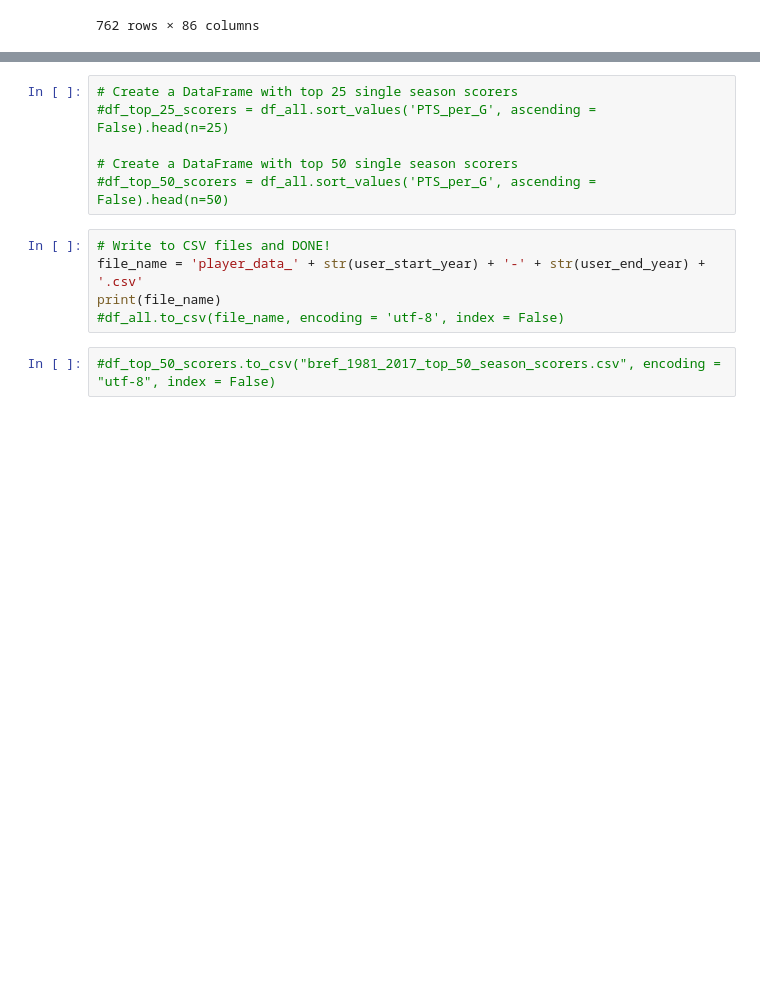
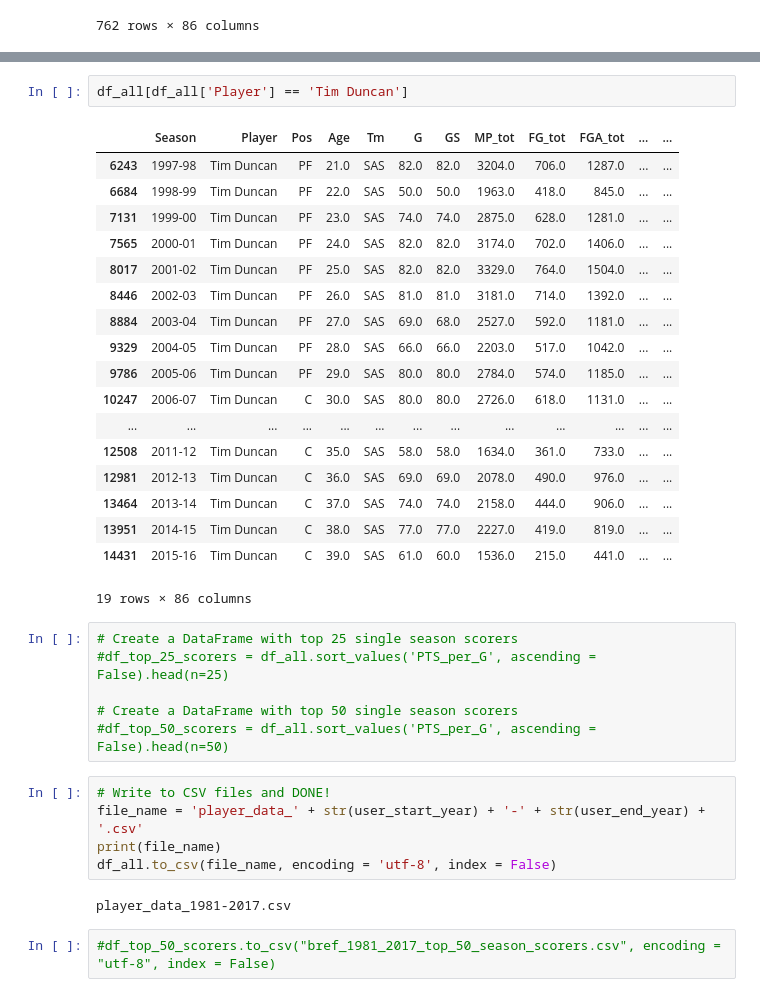
Before and after one commit to SpecCRA/nba_data_scrapers, a Jupyter notebook: bref_player_stats_scraper.ipynb, the cells around one changed output, grey strips where cells are left out. Drawn from its saved outputs; the diff is of its cells as text; blank space fills up the shorter version.

```diff
--- a/bref_player_stats_scraper.ipynb
+++ b/bref_player_stats_scraper.ipynb
@@ -855,3 +871,24 @@ IndexingError: Unalignable boolean Series provided as indexer (index of the bool
+# %%
+df_all[df_all['Player'] == 'Tim Duncan']
+# %% [output]
+|  | Season | Player | Pos | Age | Tm | G | GS | MP_tot | FG_tot | FGA_tot | ... | ... |
+| 6243 | 1997-98 | Tim Duncan | PF | 21.0 | SAS | 82.0 | 82.0 | 3204.0 | 706.0 | 1287.0 | ... | ... |
+| 6684 | 1998-99 | Tim Duncan | PF | 22.0 | SAS | 50.0 | 50.0 | 1963.0 | 418.0 | 845.0 | ... | ... |
+| 7131 | 1999-00 | Tim Duncan | PF | 23.0 | SAS | 74.0 | 74.0 | 2875.0 | 628.0 | 1281.0 | ... | ... |
+| 7565 | 2000-01 | Tim Duncan | PF | 24.0 | SAS | 82.0 | 82.0 | 3174.0 | 702.0 | 1406.0 | ... | ... |
+| 8017 | 2001-02 | Tim Duncan | PF | 25.0 | SAS | 82.0 | 82.0 | 3329.0 | 764.0 | 1504.0 | ... | ... |
+| 8446 | 2002-03 | Tim Duncan | PF | 26.0 | SAS | 81.0 | 81.0 | 3181.0 | 714.0 | 1392.0 | ... | ... |
+| 8884 | 2003-04 | Tim Duncan | PF | 27.0 | SAS | 69.0 | 68.0 | 2527.0 | 592.0 | 1181.0 | ... | ... |
+| 9329 | 2004-05 | Tim Duncan | PF | 28.0 | SAS | 66.0 | 66.0 | 2203.0 | 517.0 | 1042.0 | ... | ... |
+| 9786 | 2005-06 | Tim Duncan | PF | 29.0 | SAS | 80.0 | 80.0 | 2784.0 | 574.0 | 1185.0 | ... | ... |
+| 10247 | 2006-07 | Tim Duncan | C | 30.0 | SAS | 80.0 | 80.0 | 2726.0 | 618.0 | 1131.0 | ... | ... |
+| ... | ... | ... | ... | ... | ... | ... | ... | ... | ... | ... | ... | ... |
+| 12508 | 2011-12 | Tim Duncan | C | 35.0 | SAS | 58.0 | 58.0 | 1634.0 | 361.0 | 733.0 | ... | ... |
+| 12981 | 2012-13 | Tim Duncan | C | 36.0 | SAS | 69.0 | 69.0 | 2078.0 | 490.0 | 976.0 | ... | ... |
+| 13464 | 2013-14 | Tim Duncan | C | 37.0 | SAS | 74.0 | 74.0 | 2158.0 | 444.0 | 906.0 | ... | ... |
+| 13951 | 2014-15 | Tim Duncan | C | 38.0 | SAS | 77.0 | 77.0 | 2227.0 | 419.0 | 819.0 | ... | ... |
+| 14431 | 2015-16 | Tim Duncan | C | 39.0 | SAS | 61.0 | 60.0 | 1536.0 | 215.0 | 441.0 | ... | ... |
+19 rows × 86 columns
 # %%
 # Create a DataFrame with top 25 single season scorers
 #df_top_25_scorers = df_all.sort_values('PTS_per_G', ascending = False).head(n=25)
@@ -862,6 +899,8 @@ IndexingError: Unalignable boolean Series provided as indexer (index of the bool
 # Write to CSV files and DONE!
 file_name = 'player_data_' + str(user_start_year) + '-' + str(user_end_year) + '.csv'
 print(file_name)
-#df_all.to_csv(file_name, encoding = 'utf-8', index = False)
+df_all.to_csv(file_name, encoding = 'utf-8', index = False)
+# %% [output]
+player_data_1981-2017.csv
 # %%
 #df_top_50_scorers.to_csv("bref_1981_2017_top_50_season_scorers.csv", encoding = "utf-8", index = False)
```
Also changed, not shown: parts of 2 cells of this notebook, 1 other file.
